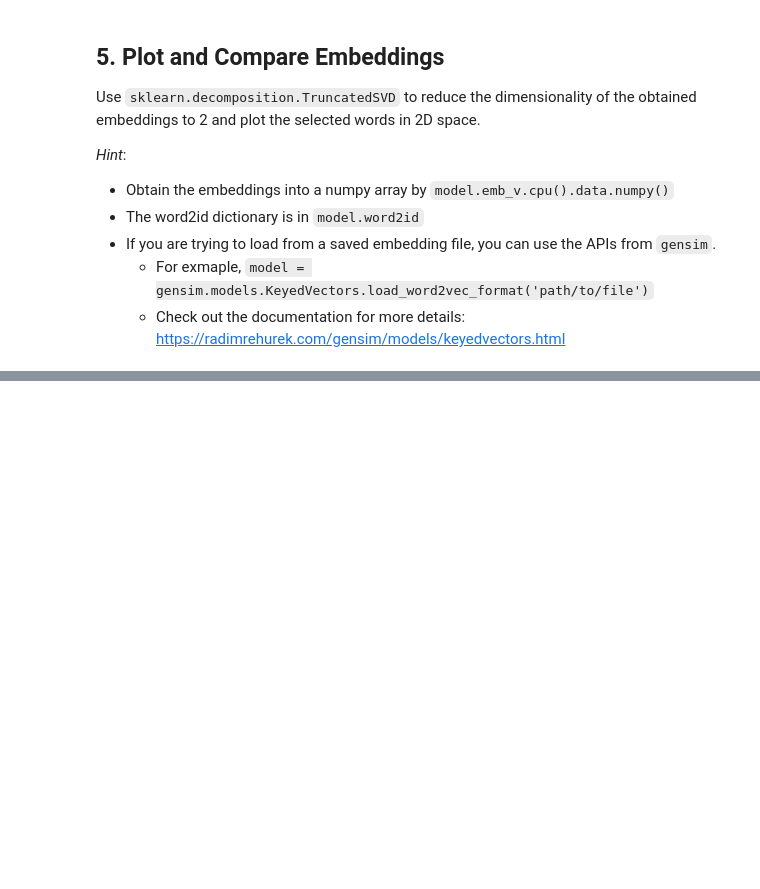
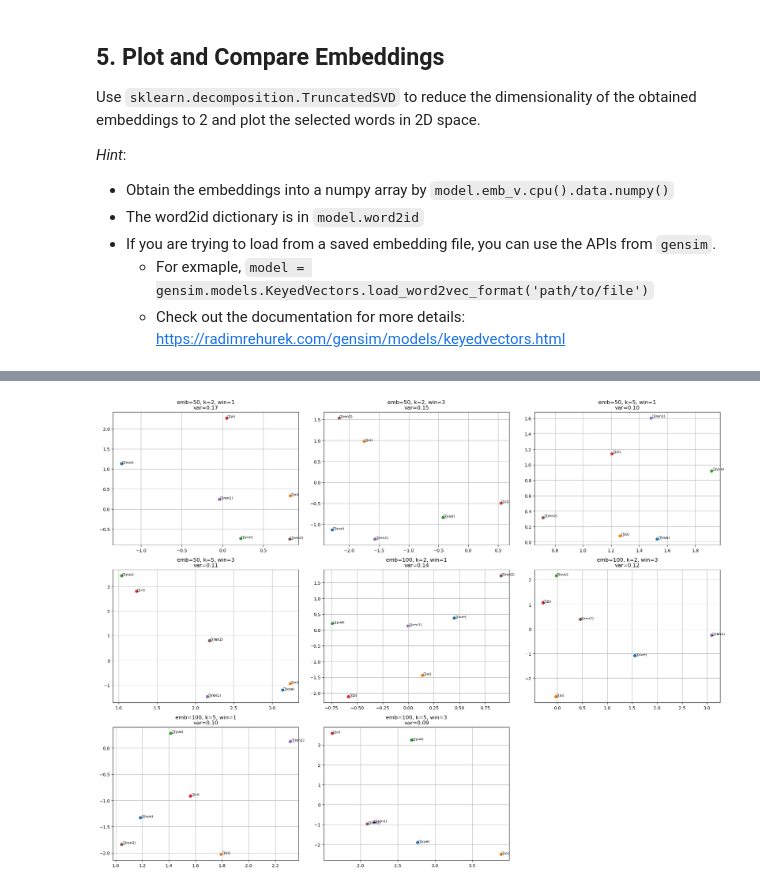
Before and after one commit to Scodive/CS310-Natural_Language_Processing, a Jupyter notebook: assignments/A2/A2_w2v.ipynb, the cells around one changed output, grey strips where cells are left out. Saved outputs shown, nothing was run; the diff lists cells and outputs as text; code cells hidden in the pictures; blank space fills up the shorter version.

```diff
--- a/assignments/A2/A2_w2v.ipynb
+++ b/assignments/A2/A2_w2v.ipynb
@@ -334,0 +382,89 @@ pass
+# %%
+# 定义所有参数组合
+combinations = [
+    {'emb_size': 50, 'k': 2, 'window_size': 1},
+    {'emb_size': 50, 'k': 2, 'window_size': 3},
+    {'emb_size': 50, 'k': 5, 'window_size': 1},
+    {'emb_size': 50, 'k': 5, 'window_size': 3},
+    {'emb_size': 100, 'k': 2, 'window_size': 1},
+    {'emb_size': 100, 'k': 2, 'window_size': 3},
+    {'emb_size': 100, 'k': 5, 'window_size': 1},
+    {'emb_size': 100, 'k': 5, 'window_size': 3},
+]
+
+# 存储所有实验结果
+results = []
+
+# 读取原始文本并分词（确保这步正确执行）
+with open("lunyu_20chapters.txt", 'r', encoding='utf-8') as f:
+    text = f.read()
+    # 对中文文本按字符分词
+    words = list(text.replace('\n', '').replace(' ', ''))
+    # 过滤掉不在词典中的词
+    words = [word for word in words if word in corpus.word2id]
+print(f"处理后的总词数: {len(words)}")
+
+# 对每个参数组合进行训练
+for params in combinations:
+    print(f"\n训练参数: {params}")
+
+    # 初始化模型和优化器
+    model = SkipGram(vocab_size, params['emb_size'])
+    optimizer = torch.optim.Adam(model.parameters(), lr=initial_lr)
+    scheduler = torch.optim.lr_scheduler.StepLR(optimizer, step_size=1, gamma=0.9)
+
+    try:
+        # 训练模型
+        losses = train(model, words, corpus, batch_size, params['window_size'],
+                      params['k'], optimizer, scheduler, epochs=10,
+                      device=device, print_interval=100)
+
+        # 保存模型和结果
+        output_file = f"embeddings_emb{params['emb_size']}_k{params['k']}_win{params['window_size']}.txt"
+        model.save_embedding(corpus.id2word, output_file)
+
+        # 获取嵌入向量
+        embeddings = model.emb_v.weight.detach().cpu().numpy()
+
+        # 使用TruncatedSVD降维
+        svd = TruncatedSVD(n_components=2)
+        embeddings_2d = svd.fit_transform(embeddings)
+
+        # 存储结果
+        results.append({
+            'params': params,
+            'embeddings_2d': embeddings_2d,
+            'explained_variance': svd.explained_variance_ratio_.sum()
+        })
+
+    except Exception as e:
+        print(f"训练失败: {e}")
+        continue
+
+# 只有当有结果时才绘图
+if results:
+    # 绘制所有结果
+    plt.figure(figsize=(20, 15))
+    words = ['学', '习', '曰', '子', '人', '仁']
+    words_pinyin = ['xue', 'xi', 'yue', 'zi', 'ren1', 'ren2']
+
+    for i, result in enumerate(results):
+        plt.subplot(3, 3, i+1)
+
+        # 获取目标词的索引和对应的2D坐标
+        for word, pinyin in zip(words, words_pinyin):
+            if word in corpus.word2id:
+                idx = corpus.word2id[word]
+                x, y = result['embeddings_2d'][idx]
+                plt.scatter(x, y, marker='o')
+                plt.text(x+0.01, y+0.01, f"{word}({pinyin})", fontsize=8)
+
+        params = result['params']
+        plt.title(f"emb={params['emb_size']}, k={params['k']}, win={params['window_size']}\n" +
+                 f"var={result['explained_variance']:.2f}")
+        plt.grid(True)
+
+    plt.tight_layout()
+    plt.savefig('embeddings_comparison.png', dpi=300, bbox_inches='tight')
+    plt.show()
+# %% [output]
@@ -334,0 +488 @@ pass
+[figure, added]
```
Also changed, not shown: parts of 7 cells of this notebook, 21 other files.
